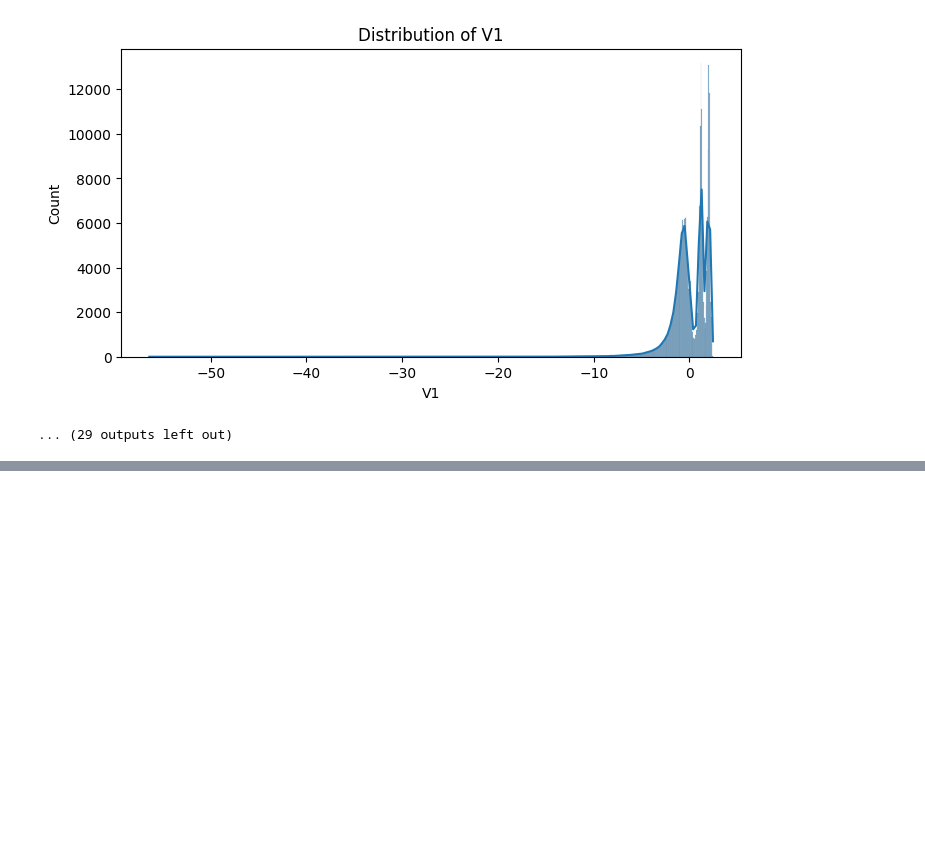
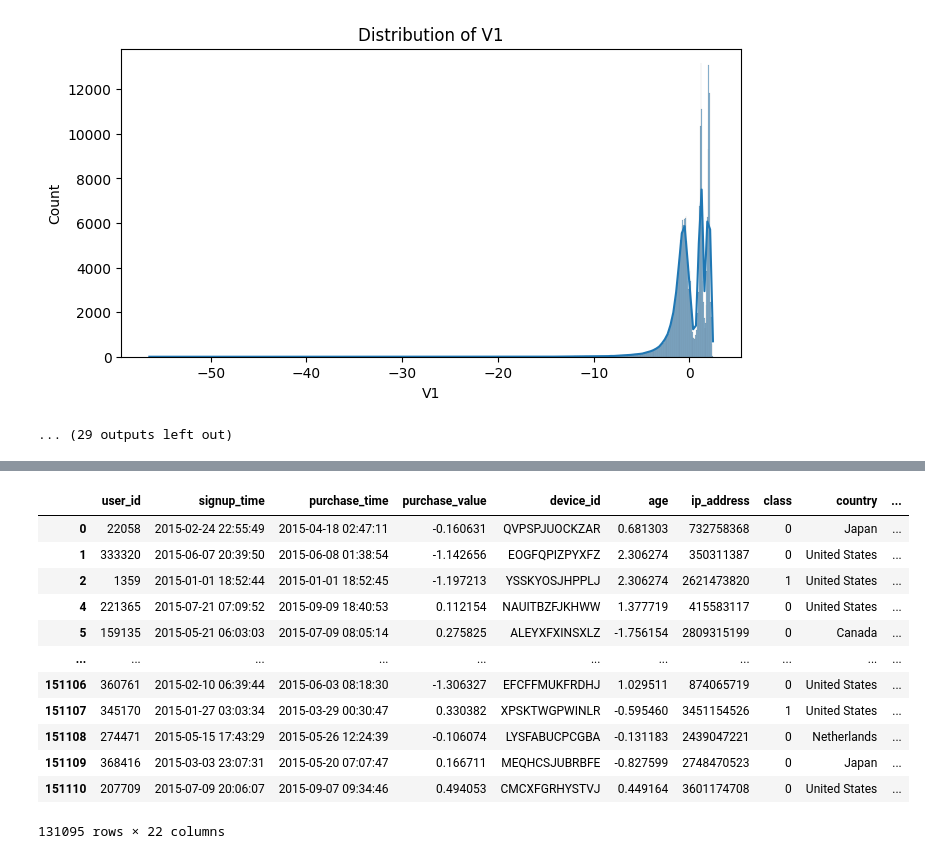
Before and after one commit to Tsebaot-Girma/fraud-detection-ml, a Jupyter notebook: notebooks/Data _Analysis.ipynb, the cells around one changed output, grey strips where cells are left out. Cells and saved outputs as stored; diff of their text form; code cells hidden in the pictures; blank space fills up the shorter version.

```diff
--- a/notebooks/Data _Analysis.ipynb
+++ b/notebooks/Data _Analysis.ipynb
@@ -163,3 +390,19 @@ fraud_data = encode_categorical_features(fraud_data, categorical_cols)
 # Save the preprocessed data
 fraud_data.to_csv('../data/Fraud_Data_Preprocessed.csv', index=False)
 creditcard_data.to_csv('../data/creditcard_Preprocessed.csv', index=False)
+# %%
+fraud_data
+# %% [output]
+|  | user_id | signup_time | purchase_time | purchase_value | device_id | age | ip_address | class | country | ... |
+| 0 | 22058 | 2015-02-24 22:55:49 | 2015-04-18 02:47:11 | -0.160631 | QVPSPJUOCKZAR | 0.681303 | 732758368 | 0 | Japan | ... |
+| 1 | 333320 | 2015-06-07 20:39:50 | 2015-06-08 01:38:54 | -1.142656 | EOGFQPIZPYXFZ | 2.306274 | 350311387 | 0 | United States | ... |
+| 2 | 1359 | 2015-01-01 18:52:44 | 2015-01-01 18:52:45 | -1.197213 | YSSKYOSJHPPLJ | 2.306274 | 2621473820 | 1 | United States | ... |
+| 4 | 221365 | 2015-07-21 07:09:52 | 2015-09-09 18:40:53 | 0.112154 | NAUITBZFJKHWW | 1.377719 | 415583117 | 0 | United States | ... |
+| 5 | 159135 | 2015-05-21 06:03:03 | 2015-07-09 08:05:14 | 0.275825 | ALEYXFXINSXLZ | -1.756154 | 2809315199 | 0 | Canada | ... |
+| ... | ... | ... | ... | ... | ... | ... | ... | ... | ... | ... |
+| 151106 | 360761 | 2015-02-10 06:39:44 | 2015-06-03 08:18:30 | -1.306327 | EFCFFMUKFRDHJ | 1.029511 | 874065719 | 0 | United States | ... |
+| 151107 | 345170 | 2015-01-27 03:03:34 | 2015-03-29 00:30:47 | 0.330382 | XPSKTWGPWINLR | -0.595460 | 3451154526 | 1 | United States | ... |
+| 151108 | 274471 | 2015-05-15 17:43:29 | 2015-05-26 12:24:39 | -0.106074 | LYSFABUCPCGBA | -0.131183 | 2439047221 | 0 | Netherlands | ... |
+| 151109 | 368416 | 2015-03-03 23:07:31 | 2015-05-20 07:07:47 | 0.166711 | MEQHCSJUBRBFE | -0.827599 | 2748470523 | 0 | Japan | ... |
+| 151110 | 207709 | 2015-07-09 20:06:07 | 2015-09-07 09:34:46 | 0.494053 | CMCXFGRHYSTVJ | 0.449164 | 3601174708 | 0 | United States | ... |
+131095 rows × 22 columns
```
Also changed, not shown: parts of 24 cells of this notebook.
